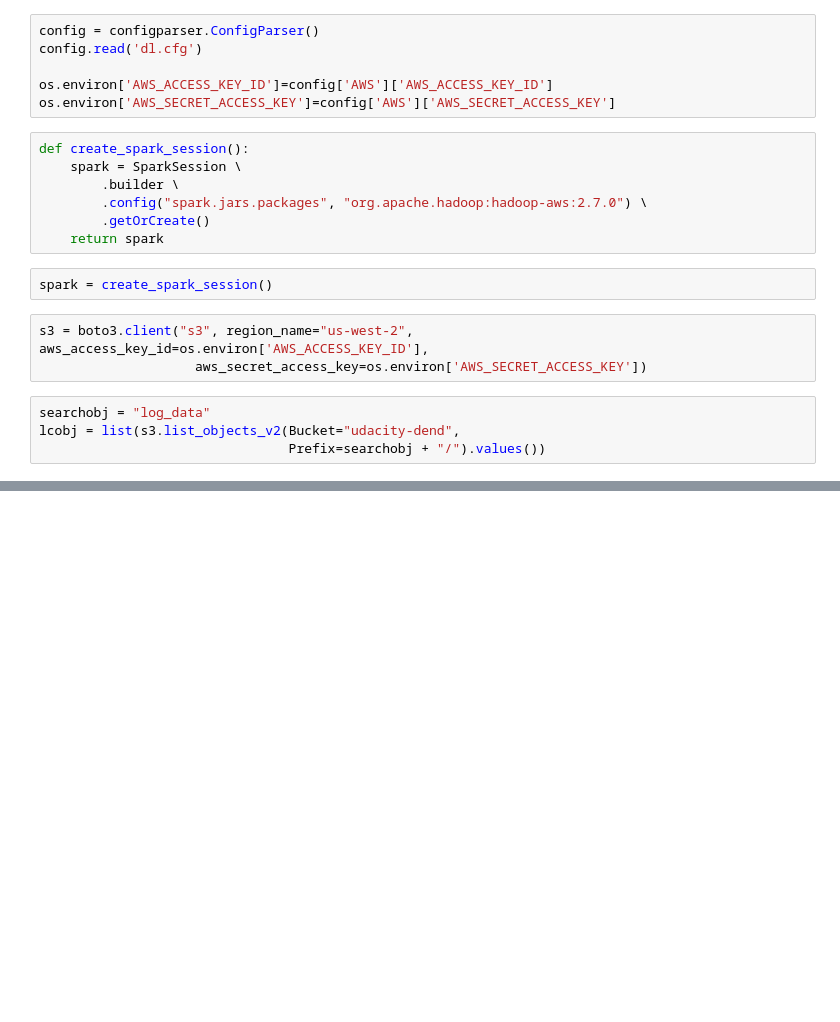
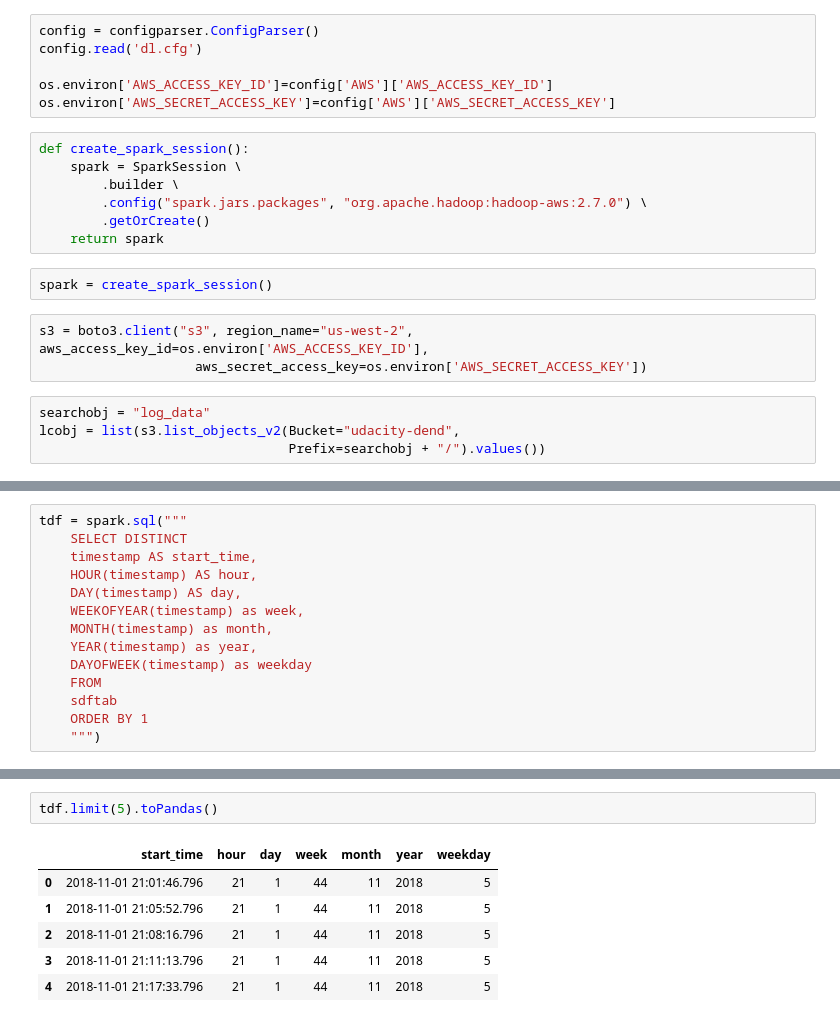
Before and after one commit to ChristophGmeiner/NDDE4_DataLake, a Jupyter notebook: etl.ipynb, the cells around one changed output, grey strips where cells are left out. Drawn from its saved outputs; the diff is of its cells as text; blank space fills up the shorter version.

```diff
--- a/etl.ipynb
+++ b/etl.ipynb
@@ -121,0 +133,14 @@ def process_song_data(spark, input_data, output_data):
+# %%
+tdf = spark.sql("""
+    SELECT DISTINCT
+    timestamp AS start_time,
+    HOUR(timestamp) AS hour,
+    DAY(timestamp) AS day,
+    WEEKOFYEAR(timestamp) as week,
+    MONTH(timestamp) as month,
+    YEAR(timestamp) as year,
+    DAYOFWEEK(timestamp) as weekday
+    FROM
+    sdftab
+    ORDER BY 1
+    """)
@@ -121,0 +162,9 @@ def process_song_data(spark, input_data, output_data):
+# %%
+tdf.limit(5).toPandas()
+# %% [output]
+|  | start_time | hour | day | week | month | year | weekday |
+| 0 | 2018-11-01 21:01:46.796 | 21 | 1 | 44 | 11 | 2018 | 5 |
+| 1 | 2018-11-01 21:05:52.796 | 21 | 1 | 44 | 11 | 2018 | 5 |
+| 2 | 2018-11-01 21:08:16.796 | 21 | 1 | 44 | 11 | 2018 | 5 |
+| 3 | 2018-11-01 21:11:13.796 | 21 | 1 | 44 | 11 | 2018 | 5 |
+| 4 | 2018-11-01 21:17:33.796 | 21 | 1 | 44 | 11 | 2018 | 5 |
```
Also changed, not shown: parts of 47 cells of this notebook, 3 other files.
